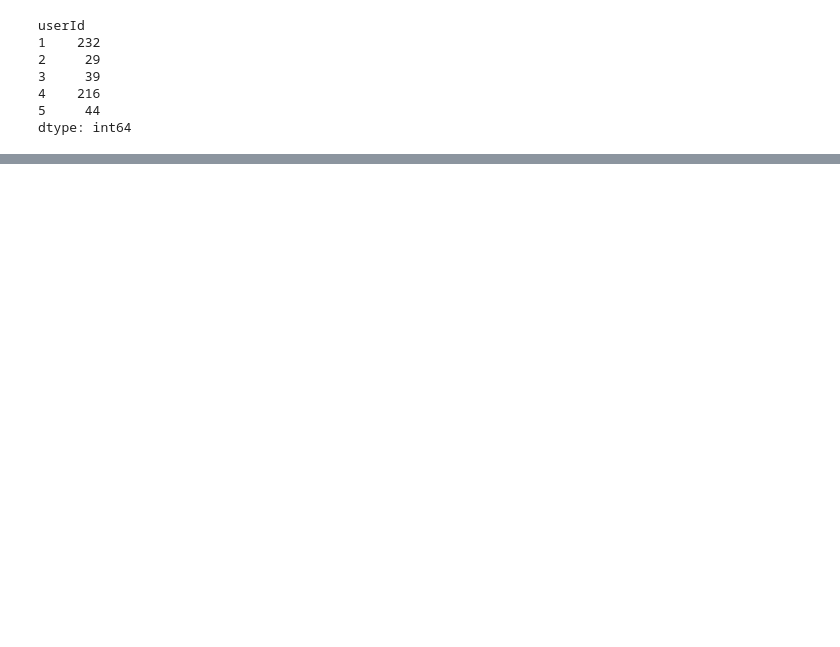
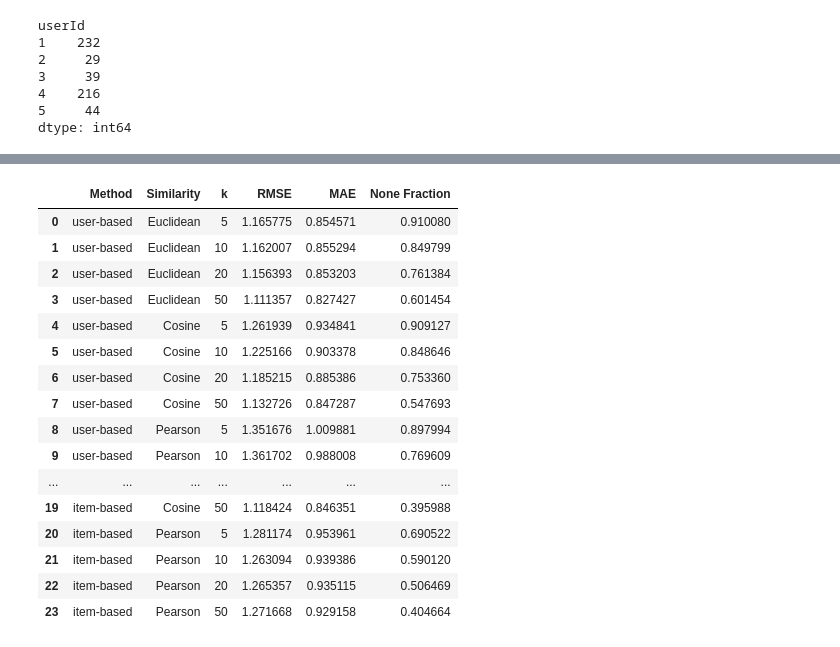
Before and after one commit to JanaNafei/MovieLens-Collaborative-Filtering, a Jupyter notebook: Notebook1.ipynb, the cells around one changed output, grey strips where cells are left out. Saved outputs shown, nothing was run; the diff lists cells and outputs as text; code cells hidden in the pictures; blank space fills up the shorter version.

Commit message:
printing the results

```diff
--- a/Notebook1.ipynb
+++ b/Notebook1.ipynb
@@ -217,0 +333,20 @@ def predict_rating_item_based(matrix, target_user, target_item, k, similarity_fn
+# %%
+# Store nearest neighbors so we don't calculate them repeatedly
+neighbor_cache = {}
+
+def get_cached_neighbors(matrix, target, method, similarity_fn):
+    key = (method, target, similarity_fn.__name__)
+
+    if key not in neighbor_cache:
+        if method == "user-based":
+            neighbors = find_k_nearest_users(
+                matrix, target, 50, similarity_fn
+            )
+        else:
+            neighbors = find_k_nearest_items(
+                matrix, target, 50, similarity_fn
+            )
+
+        neighbor_cache[key] = neighbors
+
+    return neighbor_cache[key]
@@ -217,0 +416,35 @@ def predict_rating_item_based(matrix, target_user, target_item, k, similarity_fn
+# %%
+
+methods = ["user-based", "item-based"]
+
+similarity_fns = [
+    ("Euclidean", euclidean_similarity),
+    ("Cosine", cosine_similarity),
+    ("Pearson", pearson_similarity)
+]
+
+k_values = [5, 10, 20, 50]
+
+results = []
+
+for method in methods:
+    for sim_name, sim_fn in similarity_fns:
+        for k in k_values:
+            print(f"Running: {method} | {sim_name} | k={k}")
+
+            rmse, mae, none_frac = evaluate(
+                train_matrix, test_df, k, sim_fn, method
+            )
+
+            results.append({
+                "Method": method,
+                "Similarity": sim_name,
+                "k": k,
+                "RMSE": rmse,
+                "MAE": mae,
+                "None Fraction": none_frac
+            })
+
+results_df = pd.DataFrame(results)
+display(results_df)
+# %% [output]
@@ -217,0 +475,17 @@ def predict_rating_item_based(matrix, target_user, target_item, k, similarity_fn
+|  | Method | Similarity | k | RMSE | MAE | None Fraction |
+| 0 | user-based | Euclidean | 5 | 1.165775 | 0.854571 | 0.910080 |
+| 1 | user-based | Euclidean | 10 | 1.162007 | 0.855294 | 0.849799 |
+| 2 | user-based | Euclidean | 20 | 1.156393 | 0.853203 | 0.761384 |
+| 3 | user-based | Euclidean | 50 | 1.111357 | 0.827427 | 0.601454 |
+| 4 | user-based | Cosine | 5 | 1.261939 | 0.934841 | 0.909127 |
+| 5 | user-based | Cosine | 10 | 1.225166 | 0.903378 | 0.848646 |
+| 6 | user-based | Cosine | 20 | 1.185215 | 0.885386 | 0.753360 |
+| 7 | user-based | Cosine | 50 | 1.132726 | 0.847287 | 0.547693 |
+| 8 | user-based | Pearson | 5 | 1.351676 | 1.009881 | 0.897994 |
+| 9 | user-based | Pearson | 10 | 1.361702 | 0.988008 | 0.769609 |
+| ... | ... | ... | ... | ... | ... | ... |
+| 19 | item-based | Cosine | 50 | 1.118424 | 0.846351 | 0.395988 |
+| 20 | item-based | Pearson | 5 | 1.281174 | 0.953961 | 0.690522 |
+| 21 | item-based | Pearson | 10 | 1.263094 | 0.939386 | 0.590120 |
+| 22 | item-based | Pearson | 20 | 1.265357 | 0.935115 | 0.506469 |
+| 23 | item-based | Pearson | 50 | 1.271668 | 0.929158 | 0.404664 |
```
Also changed, not shown: parts of 8 cells of this notebook.
